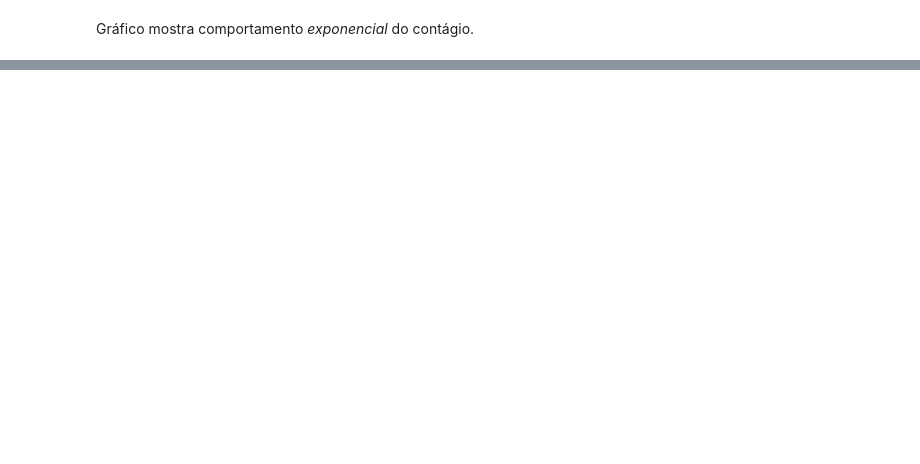
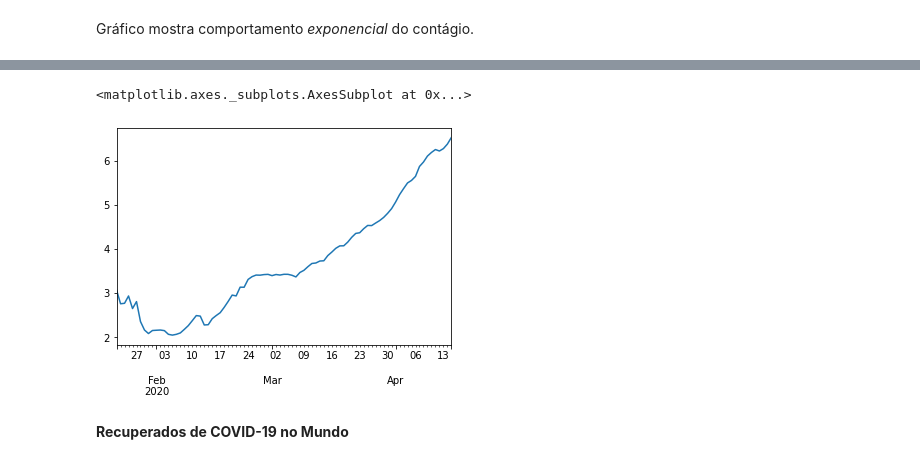
Before and after one commit to italolima04/data-science, a Jupyter notebook: COVID_19.ipynb, the cells around one changed output, grey strips where cells are left out. Drawn from its saved outputs; the diff is of its cells as text; code cells hidden in the pictures; blank space fills up the shorter version.

Commit message:
Visualização exploratória de dados globais sobre a COVID-19, utilizando as bibliotecas Pandas e Numpy.

```diff
--- a/COVID_19.ipynb
+++ b/COVID_19.ipynb
@@ -84,3 +88,13 @@ deaths.plot()
+# %%
+#Calcular a mortalidade: mortes/número de casos confirmados
+death_rate = (deaths/cases) * 100
+# %%
+death_rate.plot()
+# %% [output]
+<matplotlib.axes._subplots.AxesSubplot at 0x...>
+[figure, added]
+# %% [markdown]
+**Recuperados de COVID-19 no Mundo**
 # %%
 recovered = pd.read_csv('https://raw.githubusercontent.com/CSSEGISandData/COVID-19/master/csse_covid_19_data/csse_covid_19_time_series/time_series_covid19_recovered_global.csv')
 # %%
```
Also changed, not shown: parts of 39 cells of this notebook.
